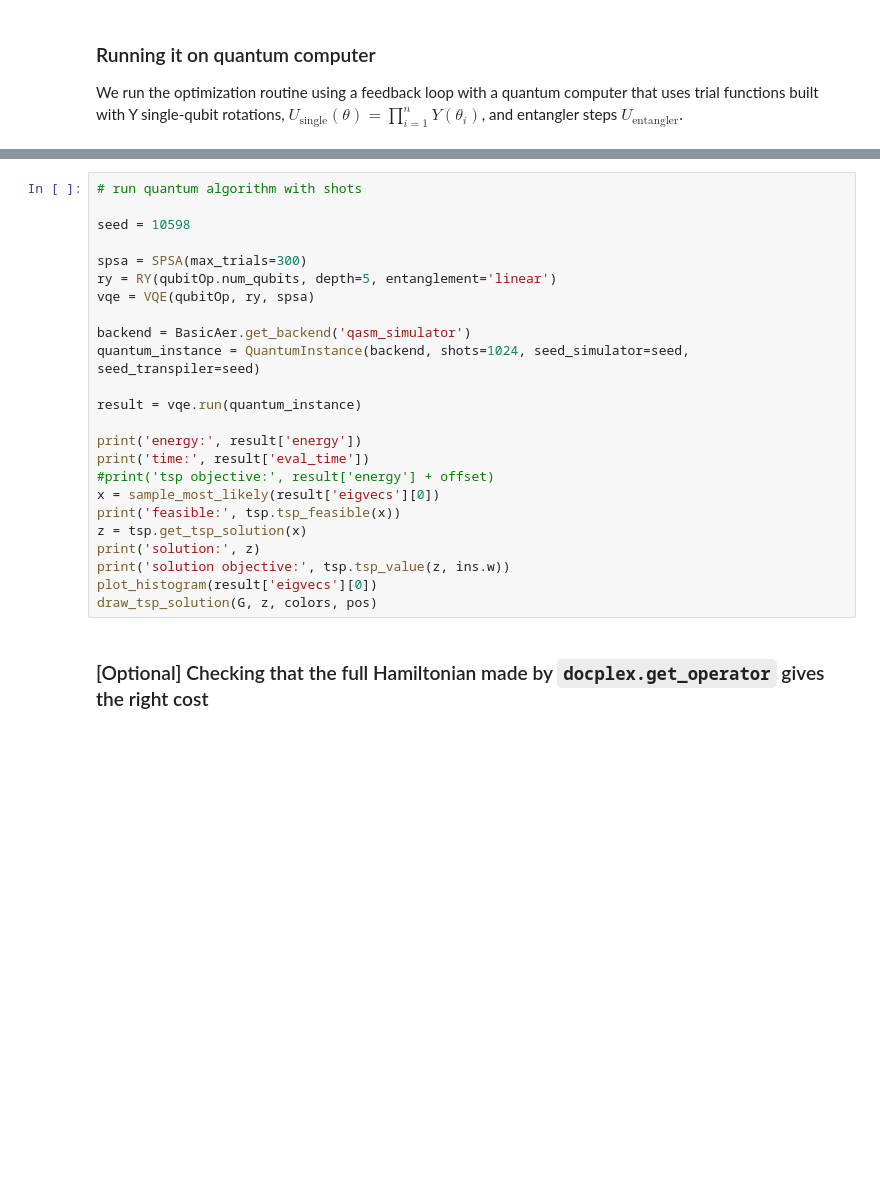
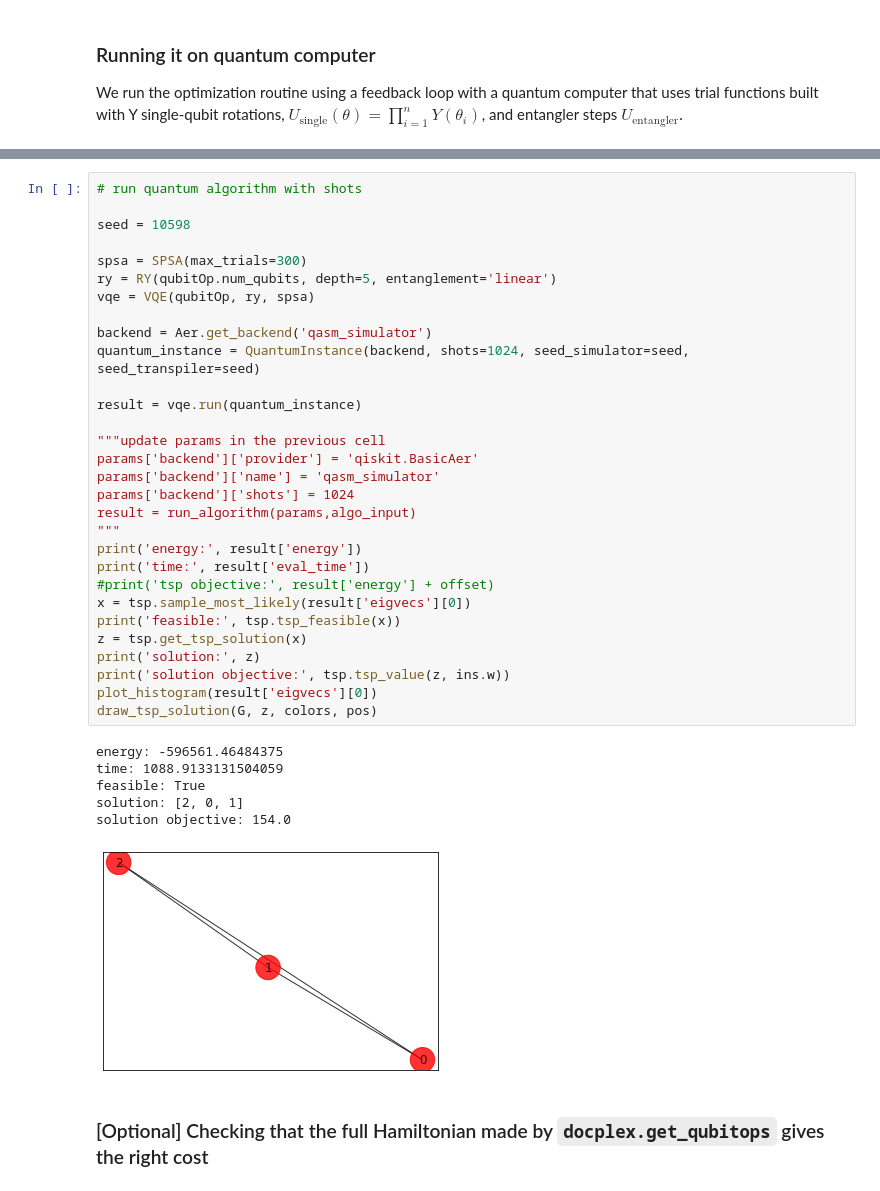
Before and after one commit to Qiskit/qiskit-tutorials, a Jupyter notebook: qiskit/advanced/aqua/optimization/max_cut_and_tsp.ipynb, the cells around one changed output, grey strips where cells are left out. Drawn from its saved outputs; the diff is of its cells as text; blank space fills up the shorter version.

````diff
--- a/qiskit/advanced/aqua/optimization/max_cut_and_tsp.ipynb
+++ b/qiskit/advanced/aqua/optimization/max_cut_and_tsp.ipynb
@@ -469,29 +544,42 @@ solution objective: 71.0
 # %%
 # run quantum algorithm with shots
 
 seed = 10598
 
 spsa = SPSA(max_trials=300)
 ry = RY(qubitOp.num_qubits, depth=5, entanglement='linear')
 vqe = VQE(qubitOp, ry, spsa)
 
-backend = BasicAer.get_backend('qasm_simulator')
+backend = Aer.get_backend('qasm_simulator')
 quantum_instance = QuantumInstance(backend, shots=1024, seed_simulator=seed, seed_transpiler=seed)
 
 result = vqe.run(quantum_instance)
 
+"""update params in the previous cell
+params['backend']['provider'] = 'qiskit.BasicAer'
+params['backend']['name'] = 'qasm_simulator'
+params['backend']['shots'] = 1024
+result = run_algorithm(params,algo_input)
+"""
 print('energy:', result['energy'])
 print('time:', result['eval_time'])
 #print('tsp objective:', result['energy'] + offset)
-x = sample_most_likely(result['eigvecs'][0])
+x = tsp.sample_most_likely(result['eigvecs'][0])
 print('feasible:', tsp.tsp_feasible(x))
 z = tsp.get_tsp_solution(x)
 print('solution:', z)
 print('solution objective:', tsp.tsp_value(z, ins.w))
 plot_histogram(result['eigvecs'][0])
 draw_tsp_solution(G, z, colors, pos)
+# %% [output]
+energy: -596561.46484375
+time: 1088.9133131504059
+feasible: True
+solution: [2, 0, 1]
+solution objective: 154.0
+[figure, added]
 # %% [markdown]
-### [Optional] Checking that the full Hamiltonian made by ```docplex.get_operator```  gives the right cost
+### [Optional] Checking that the full Hamiltonian made by ```docplex.get_qubitops```  gives the right cost
 # %%
 ee = ExactEigensolver(qubitOp_docplex, k=1)
 result = ee.run()
````
Also changed, not shown: parts of 20 cells of this notebook.
